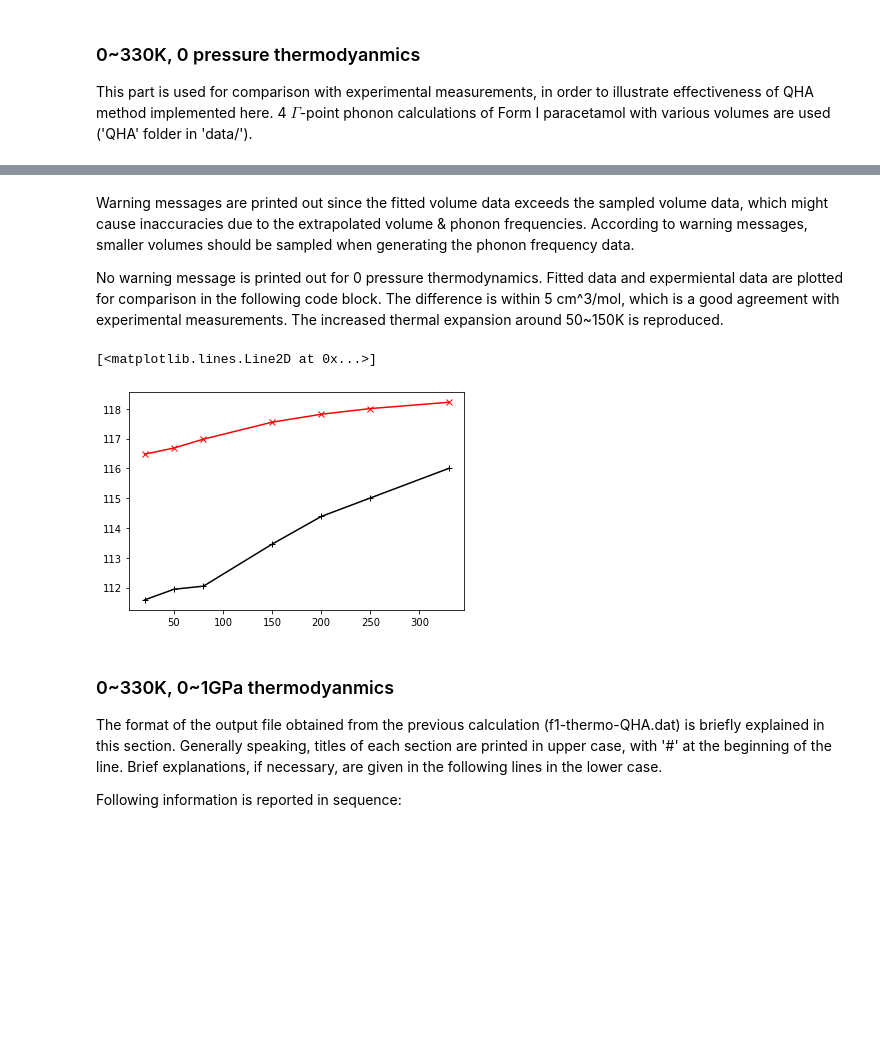
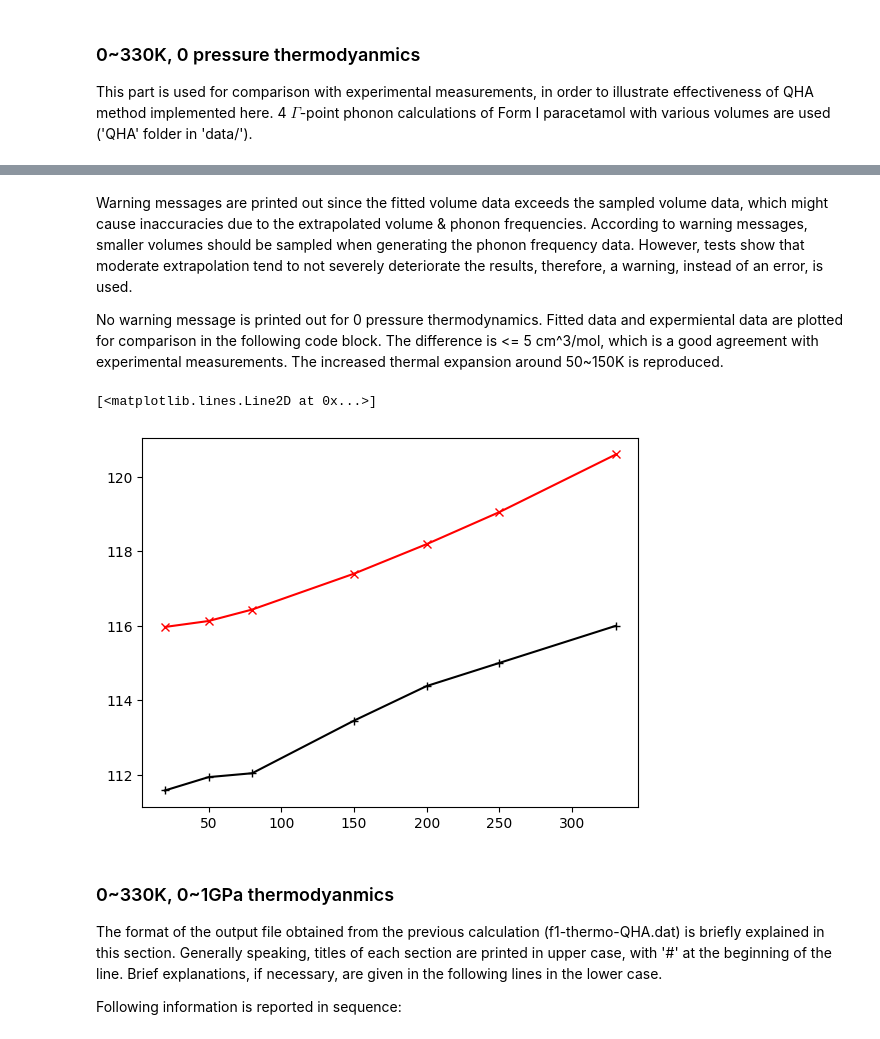
Before and after one commit to crystal-code-tools/CRYSTALpytools, a Jupyter notebook: examples/thermo-QHA.ipynb, the cells around one changed output, grey strips where cells are left out. Drawn from its saved outputs; the diff is of its cells as text; code cells hidden in the pictures; blank space fills up the shorter version.

```diff
--- a/examples/thermo-QHA.ipynb
+++ b/examples/thermo-QHA.ipynb
@@ -28,10 +32,9 @@ from crystal_functions.thermodynamics import Quasi_harmonic
 file_list = ['data/QHA/f1-m4freq.out', 'data/QHA/f1-p4freq.out',
              'data/QHA/f1-p8freq.out', 'data/QHA/f1-r0freq.out']
 tempt = np.array([20, 50, 80, 150, 200, 250, 330], dtype=float)
-press = np.linspace(0, 1, 10)
+press = np.linspace(0, 1, 11)
 
-qha = Quasi_harmonic().from_HA_files(file_list, write_out=True, filename='data/f1-thermo-QHA.dat')
-qha.thermodynamics(temperature=tempt, pressure=press,
-                   eos_method='birch_murnaghan', freq_method='polynomial',
-                   poly_order=[2, 3], min_method='BFGS', write_out=True, filename='data/f1-thermo-QHA.dat')
+qha = Quasi_harmonic(write_out=True, filename='data/f1-thermo-QHA.dat').from_HA_files(file_list, overlap=0.4)
+qha.thermodynamics(temperature=tempt, pressure=press, eos_method='birch_murnaghan',
+                   poly_order=[2, 3], min_method='BFGS')
 # %% [output]
@@ -64,21 +42,21 @@ WARNING: Optimised volume exceeds the sampled range. Special care should be take
 # %% [markdown]
-Warning messages are printed out since the fitted volume data exceeds the sampled volume data, which might cause inaccuracies due to the extrapolated volume & phonon frequencies. According to warning messages, smaller volumes should be sampled when generating the phonon frequency data.
+Warning messages are printed out since the fitted volume data exceeds the sampled volume data, which might cause inaccuracies due to the extrapolated volume & phonon frequencies. According to warning messages, smaller volumes should be sampled when generating the phonon frequency data. However, tests show that moderate extrapolation tend to not severely deteriorate the results, therefore, a warning, instead of an error, is used.
 
-No warning message is printed out for 0 pressure thermodynamics. Fitted data and expermiental data are plotted for comparison in the following code block. The difference is within 5 cm^3/mol, which is a good agreement with experimental measurements. The increased thermal expansion around 50\~150K is reproduced.
+No warning message is printed out for 0 pressure thermodynamics. Fitted data and expermiental data are plotted for comparison in the following code block. The difference is <= 5 cm^3/mol, which is a good agreement with experimental measurements. The increased thermal expansion around 50\~150K is reproduced.
 # %%
 import matplotlib.pyplot as plt
 
 exp = np.array([111.5836, 111.9421, 112.0463, 113.4580, 114.3871,
                 115.0082, 116.0031])
-qha_zerop = qha.equilibrium_volume[:, 0]
+qha_zerop = qha.equilibrium_volume[0, :]
 # Angstrom^3 to cm^3/mol
 qha_zerop = qha_zerop * 0.602214 / 4
 
 plt.plot(tempt, exp, '+-k')
-plt.plot(tempt,qha_zerop, 'x-r')
+plt.plot(tempt, qha_zerop, 'x-r')
 # %% [output]
 [<matplotlib.lines.Line2D at 0x...>]
-[figure, old version]
+[figure, new version]
 # %% [markdown]
 ### 0\~330K, 0\~1GPa thermodyanmics
 The format of the output file obtained from the previous calculation (f1-thermo-QHA.dat) is briefly explained in this section. Generally speaking, titles of each section are printed in upper case, with '\#' at the beginning of the line. Brief explanations, if necessary, are given in the following lines in the lower case.
```
Also changed, not shown: parts of 6 cells of this notebook, 8 other files.
